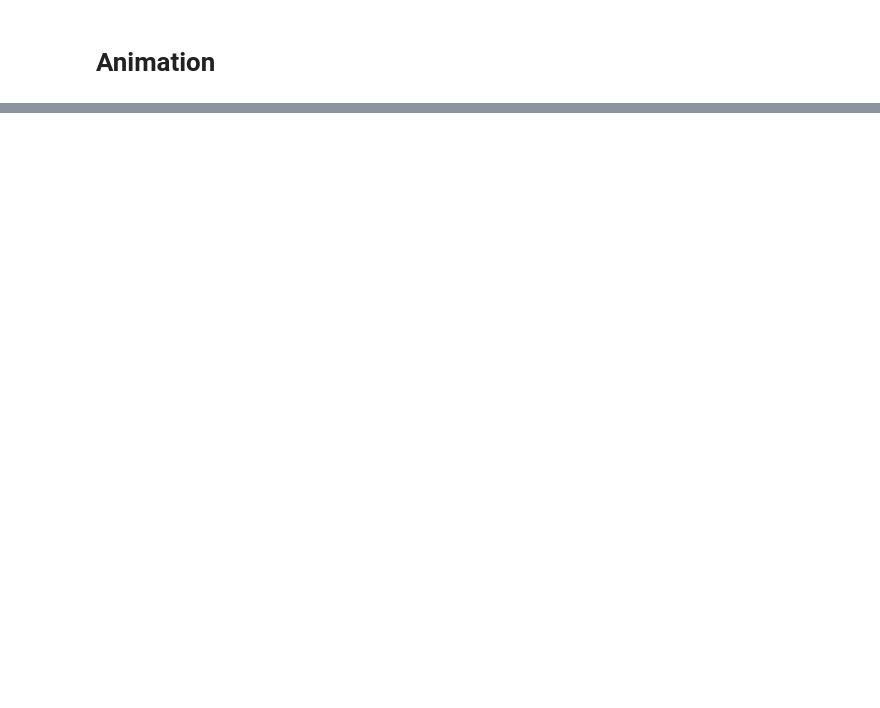
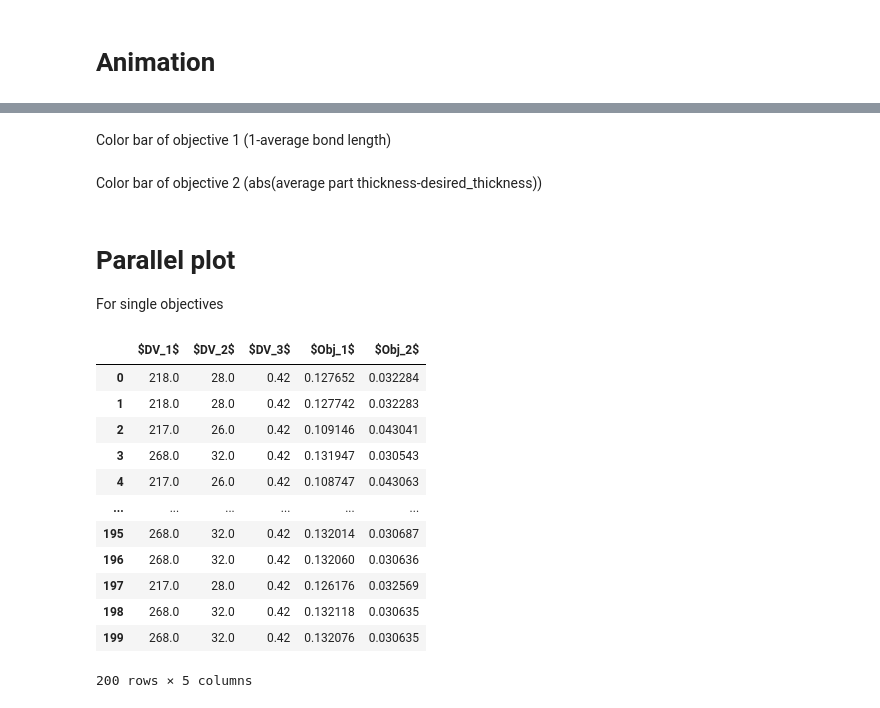
Before and after one commit to kapusuzoglu/Multi-Objective-Optimization-Under-Uncertainty-of-Part-Quality-in-Fused-Filament-Fabrication, a Jupyter notebook: ParetoOptim_AM_DEAP_3var_BL_Thickness.ipynb, the cells around one changed output, grey strips where cells are left out. Drawn from its saved outputs; the diff is of its cells as text; code cells hidden in the pictures; blank space fills up the shorter version.

```diff
--- a/ParetoOptim_AM_DEAP_3var_BL_Thickness.ipynb
+++ b/ParetoOptim_AM_DEAP_3var_BL_Thickness.ipynb
@@ -523,0 +519,2 @@ Frame Index:  20
+# %% [markdown]
+Color bar of objective 1 (1-average bond length)
@@ -523,0 +533,2 @@ Frame Index:  20
+# %% [markdown]
+Color bar of objective 2 (abs(average part thickness-desired_thickness))
@@ -523,0 +546,49 @@ Frame Index:  20
+# %% [markdown]
+# Parallel plot
+
+For single objectives
+# %%
+p_fronts = np.array([[ind,ind.fitness.values] for ind in pop])
+# p_fronts
+
+import pandas as pd
+
+# design variables
+dv = p_fronts[:,0]
+
+# objectives
+obj = p_fronts[:,1]
+obj = np.array([pop for pop in obj])
+
+# obj = np.array([[pop[ob]] for ob in range(len(pop[0])+1) for pop in obj])
+# obj = obj.reshape(4,toolbox.pop_size).T # 4 objectives, each objectives corresponds to each column, rows are iterations
+
+dv = np.array([[pop[:]] for pop in dv])
+dv = dv.reshape(toolbox.pop_size,3) # 3 design variables
+
+dv_obj = np.column_stack((dv,obj))
+
+df = pd.DataFrame(data=dv_obj[:,:],    # values
+              columns=["$DV_1$","$DV_2$","Height","$Obj_1$","$Obj_2$"])  # column names
+
+df['$DV_3$'] = 0.42
+df.loc[df['Height'] == 2,'$DV_3$'] = 0.6
+df.loc[df['Height'] == 3,'$DV_3$'] = 0.7
+df = df.drop(['Height'], axis=1)
+cols = list(df.columns.values)
+df = df[['$DV_1$', '$DV_2$', '$DV_3$', '$Obj_1$', '$Obj_2$']]
+df
+# %% [output]
+|  | $DV_1$ | $DV_2$ | $DV_3$ | $Obj_1$ | $Obj_2$ |
+| 0 | 218.0 | 28.0 | 0.42 | 0.127652 | 0.032284 |
+| 1 | 218.0 | 28.0 | 0.42 | 0.127742 | 0.032283 |
+| 2 | 217.0 | 26.0 | 0.42 | 0.109146 | 0.043041 |
+| 3 | 268.0 | 32.0 | 0.42 | 0.131947 | 0.030543 |
+| 4 | 217.0 | 26.0 | 0.42 | 0.108747 | 0.043063 |
+| ... | ... | ... | ... | ... | ... |
+| 195 | 268.0 | 32.0 | 0.42 | 0.132014 | 0.030687 |
+| 196 | 268.0 | 32.0 | 0.42 | 0.132060 | 0.030636 |
+| 197 | 217.0 | 28.0 | 0.42 | 0.126176 | 0.032569 |
+| 198 | 268.0 | 32.0 | 0.42 | 0.132118 | 0.030635 |
+| 199 | 268.0 | 32.0 | 0.42 | 0.132076 | 0.030635 |
+200 rows × 5 columns
```
Also changed, not shown: parts of 21 cells of this notebook, 21 other files.
